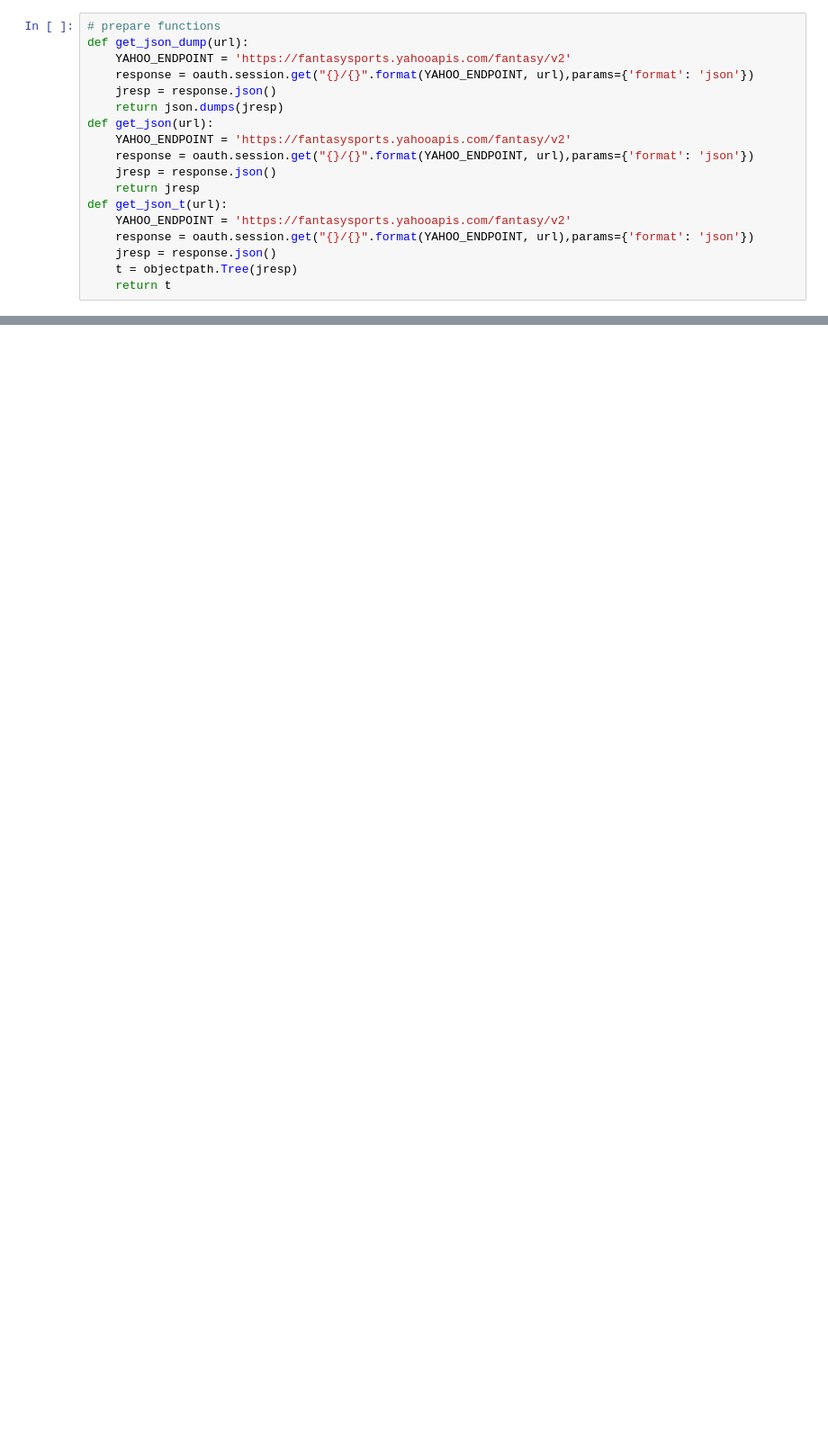
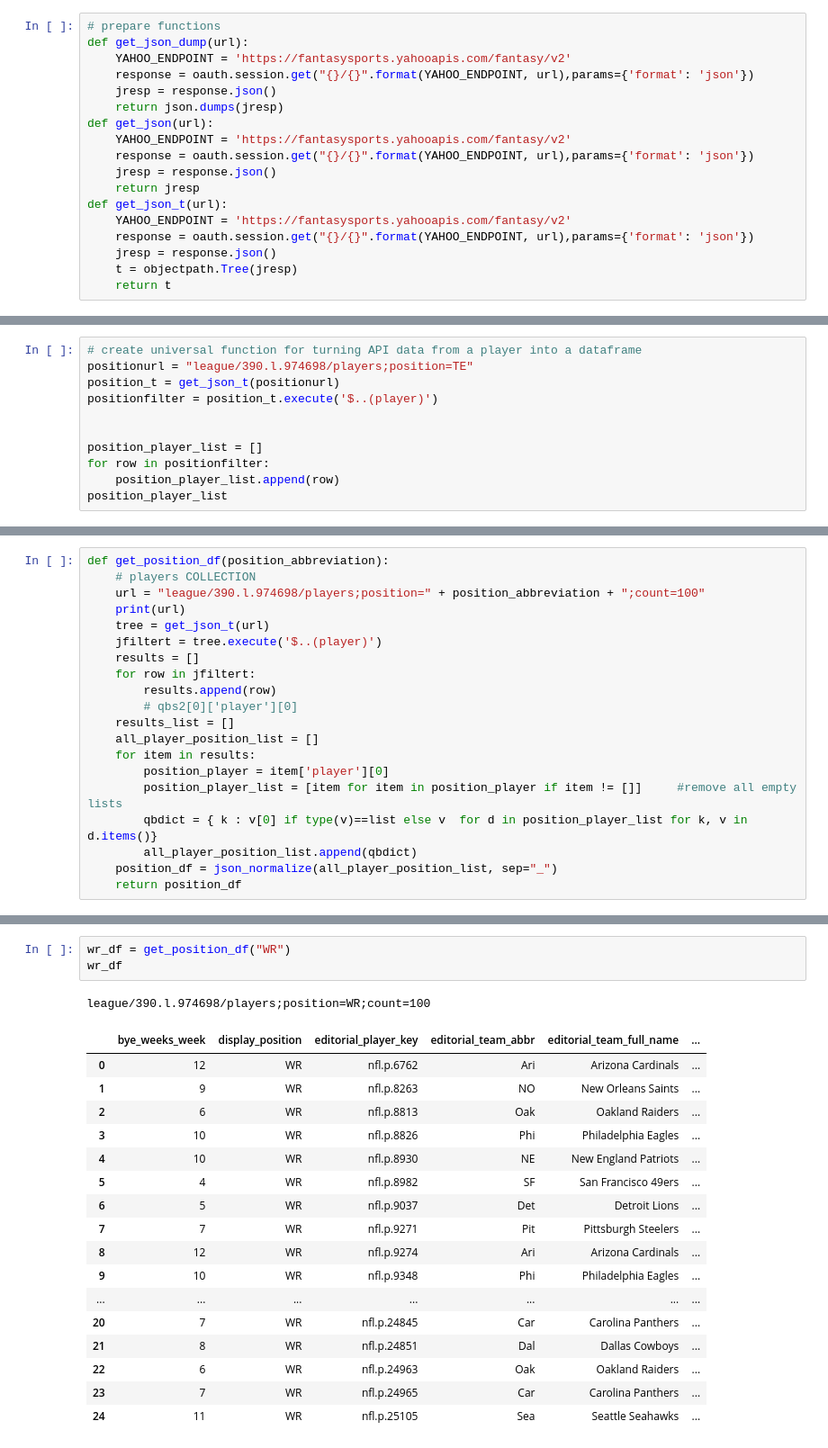
Before and after one commit to JGH85/ffyahooJupyter, a Jupyter notebook: FantasyAPIPlayers.ipynb, the cells around one changed output, grey strips where cells are left out. Shown at 90% size. Drawn from its saved outputs; the diff is of its cells as text; blank space fills up the shorter version.

Commit message:
added function to pull position data into df

```diff
--- a/FantasyAPIPlayers.ipynb
+++ b/FantasyAPIPlayers.ipynb
@@ -112,0 +256,11 @@ qbsdf
+# %%
+# create universal function for turning API data from a player into a dataframe
+positionurl = "league/390.l.974698/players;position=TE"
+position_t = get_json_t(positionurl)
+positionfilter = position_t.execute('$..(player)')
+
+
+position_player_list = []
+for row in positionfilter:
+    position_player_list.append(row)
+position_player_list
@@ -127,0 +347,20 @@ player_position_df
+# %%
+def get_position_df(position_abbreviation):
+    # players COLLECTION
+    url = "league/390.l.974698/players;position=" + position_abbreviation + ";count=100"
+    print(url)
+    tree = get_json_t(url)
+    jfiltert = tree.execute('$..(player)')
+    results = []
+    for row in jfiltert:
+        results.append(row)
+        # qbs2[0]['player'][0]
+    results_list = []
+    all_player_position_list = []
+    for item in results:
+        position_player = item['player'][0]
+        position_player_list = [item for item in position_player if item != []]     #remove all empty lists
+        qbdict = { k : v[0] if type(v)==list else v  for d in position_player_list for k, v in d.items()}
+        all_player_position_list.append(qbdict)
+    position_df = json_normalize(all_player_position_list, sep="_")
+    return position_df
@@ -127,0 +370,22 @@ player_position_df
+# %%
+wr_df = get_position_df("WR")
+wr_df
+# %% [output]
+league/390.l.974698/players;position=WR;count=100
+|  | bye_weeks_week | display_position | editorial_player_key | editorial_team_abbr | editorial_team_full_name | ... |
+| 0 | 12 | WR | nfl.p.6762 | Ari | Arizona Cardinals | ... |
+| 1 | 9 | WR | nfl.p.8263 | NO | New Orleans Saints | ... |
+| 2 | 6 | WR | nfl.p.8813 | Oak | Oakland Raiders | ... |
+| 3 | 10 | WR | nfl.p.8826 | Phi | Philadelphia Eagles | ... |
+| 4 | 10 | WR | nfl.p.8930 | NE | New England Patriots | ... |
+| 5 | 4 | WR | nfl.p.8982 | SF | San Francisco 49ers | ... |
+| 6 | 5 | WR | nfl.p.9037 | Det | Detroit Lions | ... |
+| 7 | 7 | WR | nfl.p.9271 | Pit | Pittsburgh Steelers | ... |
+| 8 | 12 | WR | nfl.p.9274 | Ari | Arizona Cardinals | ... |
+| 9 | 10 | WR | nfl.p.9348 | Phi | Philadelphia Eagles | ... |
+| ... | ... | ... | ... | ... | ... | ... |
+| 20 | 7 | WR | nfl.p.24845 | Car | Carolina Panthers | ... |
+| 21 | 8 | WR | nfl.p.24851 | Dal | Dallas Cowboys | ... |
+| 22 | 6 | WR | nfl.p.24963 | Oak | Oakland Raiders | ... |
+| 23 | 7 | WR | nfl.p.24965 | Car | Carolina Panthers | ... |
+| 24 | 11 | WR | nfl.p.25105 | Sea | Seattle Seahawks | ... |
```
Also changed, not shown: parts of 19 cells of this notebook.
